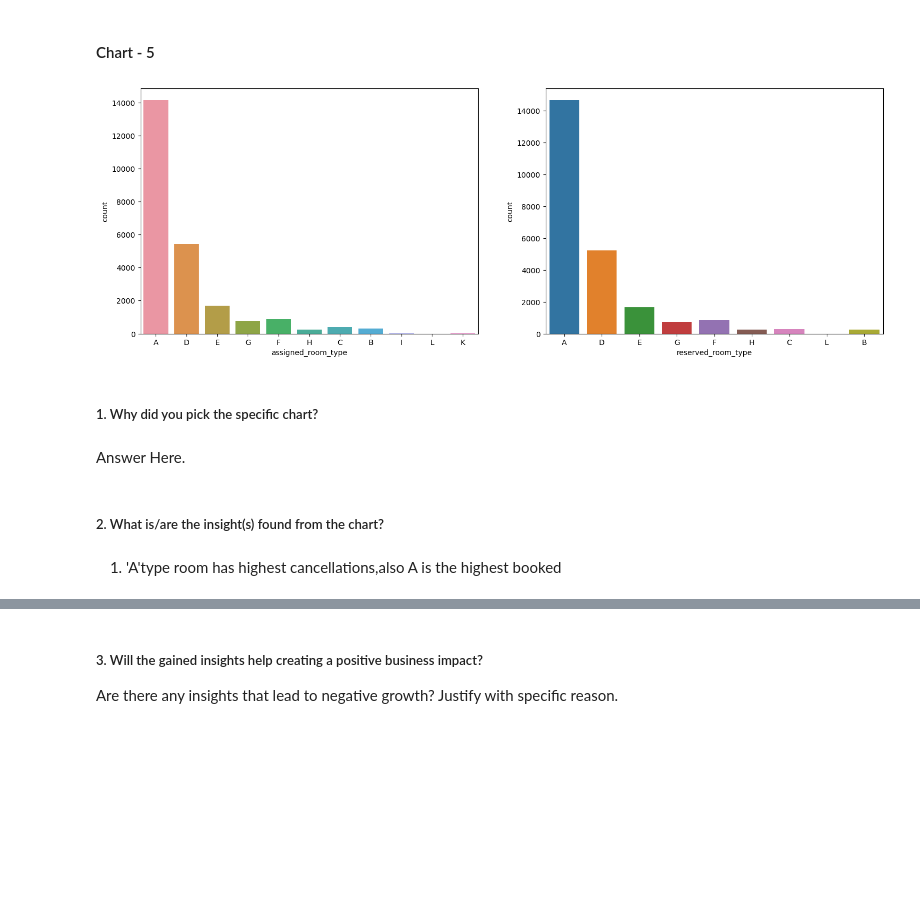
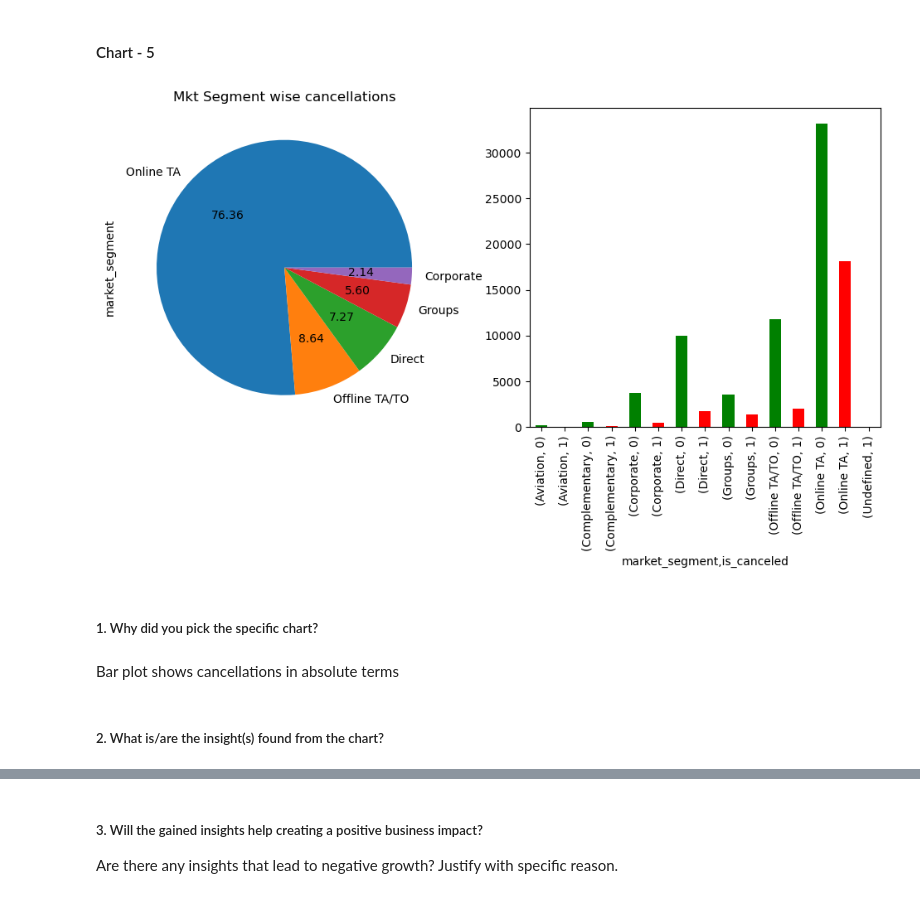
Before and after one commit to lakshay170/hotel_capstone, a Jupyter notebook: Hotel_Capstone.ipynb, the cells around one changed output, grey strips where cells are left out. Cells and saved outputs as stored; diff of their text form; code cells hidden in the pictures; blank space fills up the shorter version.

Commit message:
Cancellation Analysis 2

```diff
--- a/Hotel_Capstone.ipynb
+++ b/Hotel_Capstone.ipynb
@@ -958,20 +953,20 @@ cancelled_df['market_segment'].value_counts().plot(kind='pie',autopct='%.2f')
-# %%
-# Chart - 5 visualization code
-plt.figure(figsize=(18,6))
-plt.subplot(1,2,1)
-sns.countplot(data=cancelled_df,x='assigned_room_type')
-
-plt.subplot(1,2,2)
-sns.countplot(data=cancelled_df,x='reserved_room_type')
-
-plt.show()
-# %% [output]
-[figure, removed]
+# %%
+plt.figure(figsize=(12,5))
+plt.subplot(1,2,1)
+cancelled_df['market_segment'].value_counts()[:5].plot(kind='pie',autopct='%.2f')
+plt.title('Mkt Segment wise cancellations')
+# plt.savefig('market_segment_cancellations.jpg')
+
+# Online TAs
+
+plt.subplot(1,2,2)
+hotel.groupby('market_segment')['is_canceled'].value_counts().plot(kind='bar',color=['g','r'])
+plt.show()
+# %% [output]
+[figure, added]
 # %% [markdown]
 ##### 1. Why did you pick the specific chart?
-# %% [markdown]
-Answer Here.
+# %% [markdown]
+Bar plot shows cancellations in absolute terms
 # %% [markdown]
 ##### 2. What is/are the insight(s) found from the chart?
-# %% [markdown]
-1. 'A'type room has highest cancellations,also A is the highest booked
```
Also changed, not shown: parts of 13 cells of this notebook.
